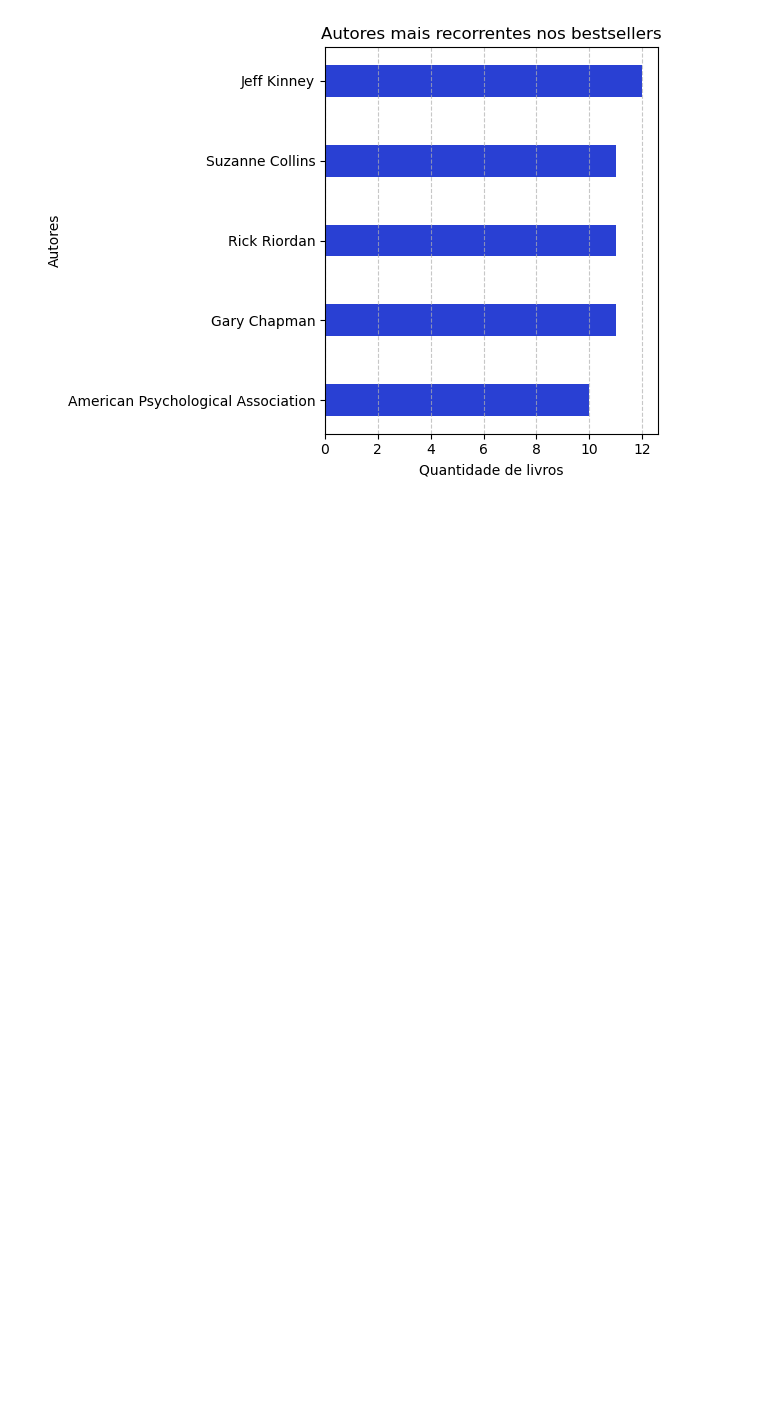
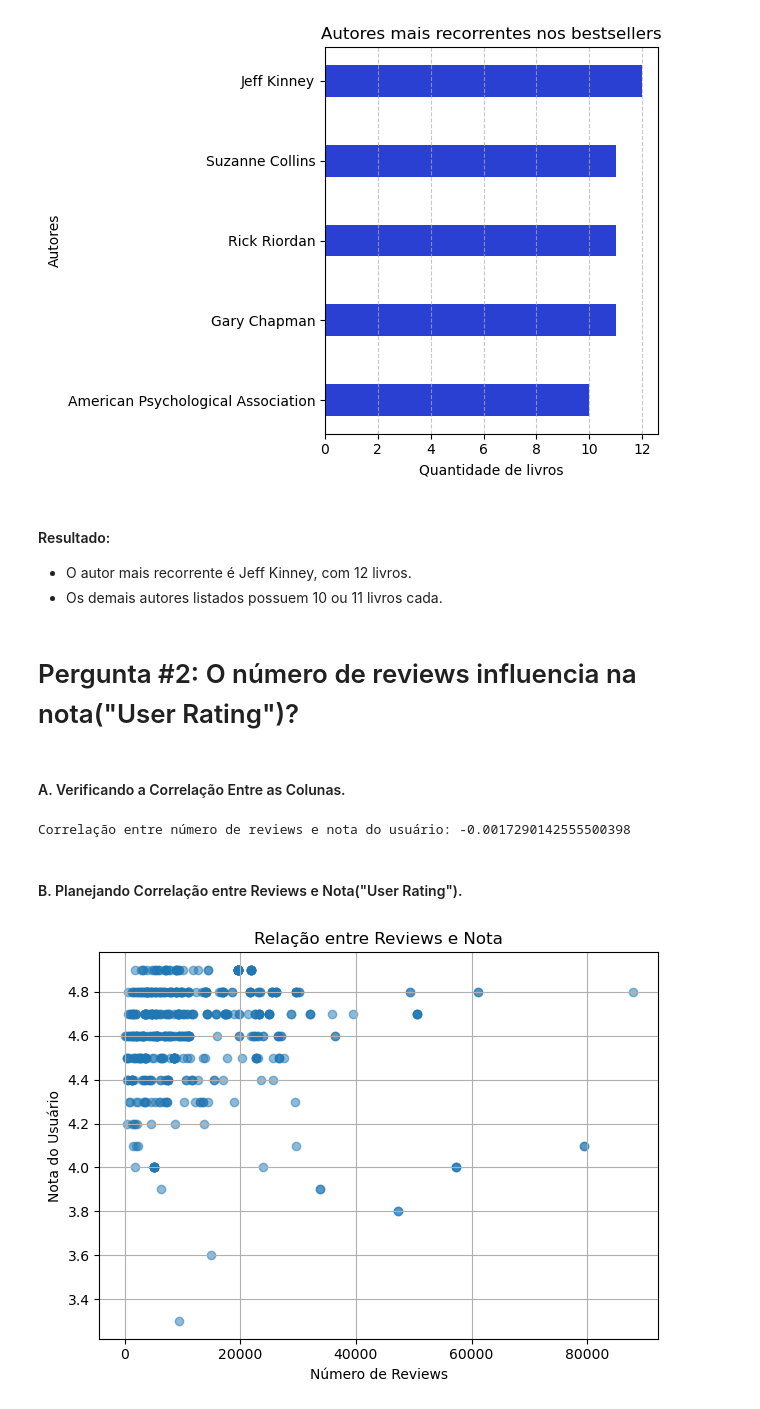
Before and after one commit to GabrielRibeiro0/Analise-de-Dados, a Jupyter notebook: Projetos/Projeto - Amazon Top 50 Bestselling Books 2009–2019/notebooks/bestsellers.ipynb, the cells around one changed output. Drawn from its saved outputs; the diff is of its cells as text; code cells hidden in the pictures; blank space fills up the shorter version.

Commit message:
Perguntas 2 e 3 Projeto

```diff
--- a/Projetos/Projeto - Amazon Top 50 Bestselling Books 2009–2019/notebooks/bestsellers.ipynb
+++ b/Projetos/Projeto - Amazon Top 50 Bestselling Books 2009–2019/notebooks/bestsellers.ipynb
@@ -132,3 +132,30 @@ plt.savefig("../images/01-autores-recorrentes.png")
 plt.show()
 # %% [output]
 [figure]
+# %% [markdown]
+#### Resultado:
+- O autor mais recorrente é Jeff Kinney, com 12 livros.
+- Os demais autores listados possuem 10 ou 11 livros cada.
+# %% [markdown]
+# Pergunta #2: O número de reviews influencia na nota("User Rating")?
+# %% [markdown]
+#### A. Verificando a Correlação Entre as Colunas.
+# %%
+corrReviewNota = bestsellers["Reviews"].corr(bestsellers["User Rating"])
+print("Correlação entre número de reviews e nota do usuário:", corrReviewNota)
+# %% [output]
+Correlação entre número de reviews e nota do usuário: -0.0017290142555500398
+# %% [markdown]
+#### B. Planejando Correlação entre Reviews e Nota("User Rating").
+# %%
+plt.scatter(bestsellers["Reviews"], bestsellers["User Rating"], alpha=0.5)
+plt.xlabel("Número de Reviews")
+plt.ylabel("Nota do Usuário")
+plt.title("Relação entre Reviews e Nota")
+plt.grid()
+plt.tight_layout()
+
+plt.savefig("../images/02-corr-reviews-rating.png")
+plt.show()
+# %% [output]
+[figure, added]
```
Also changed, not shown: parts of 7 cells of this notebook, 2 other files.
